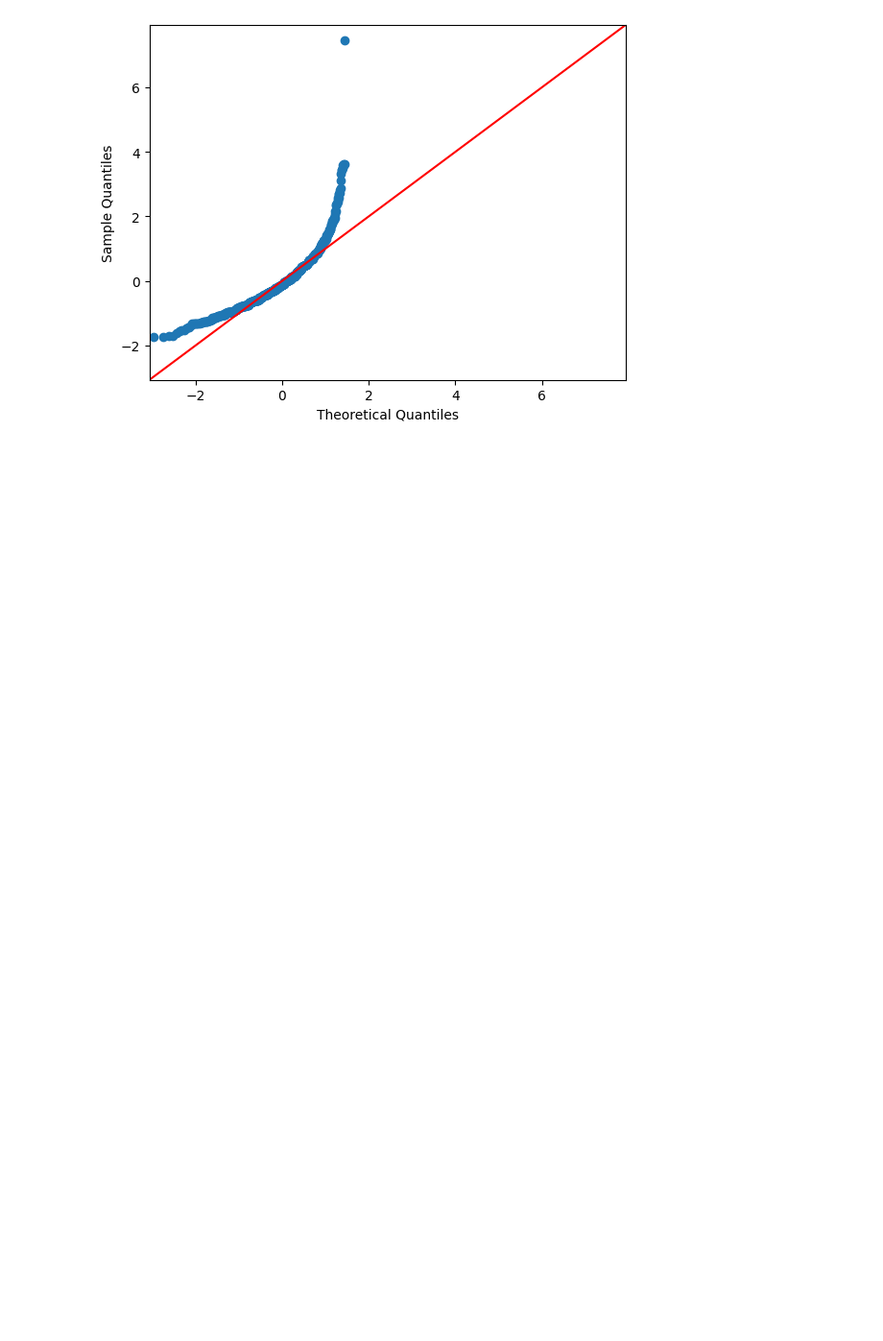
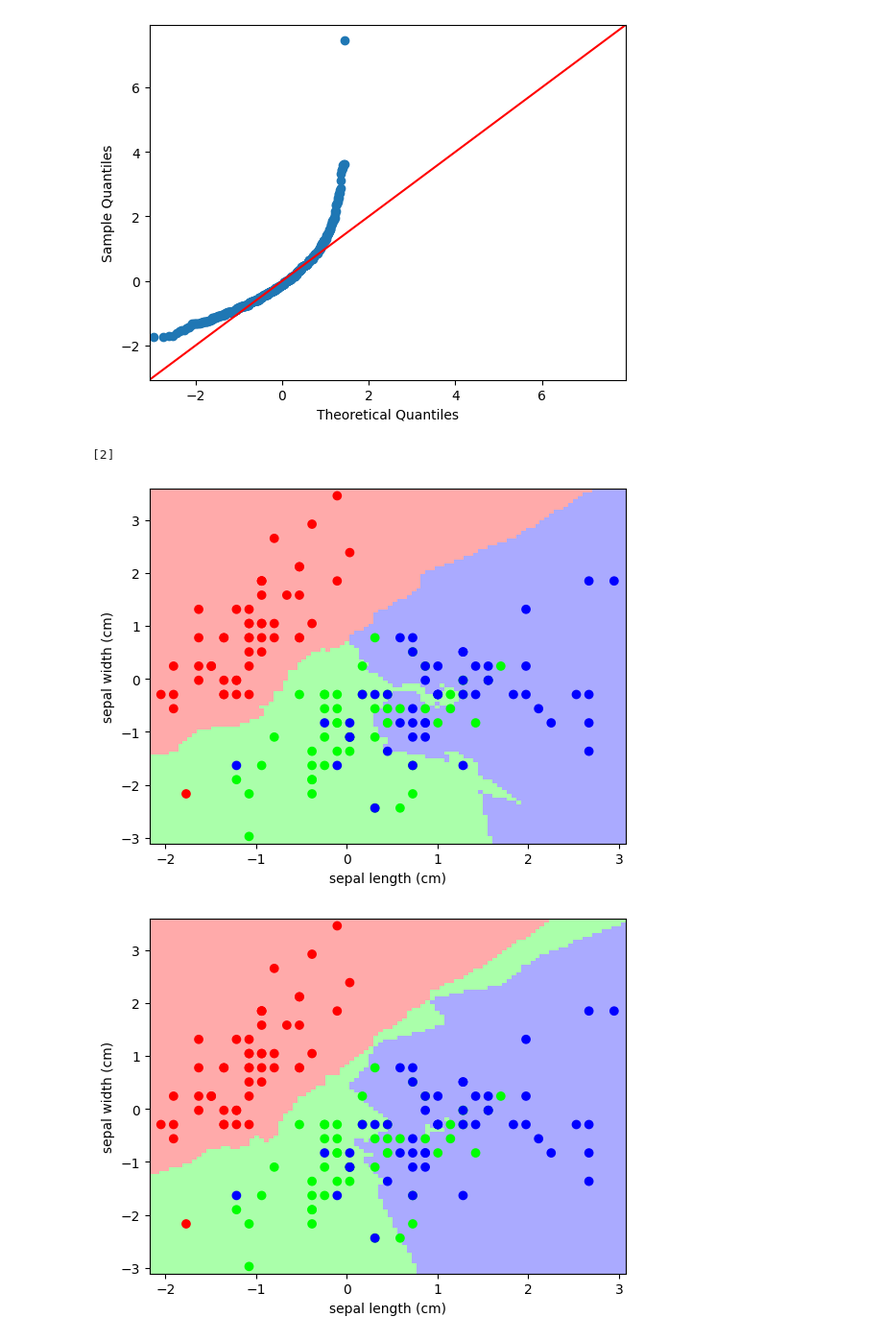
Before and after one commit to eigenmannmartin/ZHAW-Data-Science-Fundamentals, a Jupyter notebook: exam/exam.ipynb, the cells around one changed output. Shown at 96% size. Drawn from its saved outputs; the diff is of its cells as text; code cells hidden in the pictures; blank space fills up the shorter version.

```diff
--- a/exam/exam.ipynb
+++ b/exam/exam.ipynb
@@ -134,3 +133,59 @@ sm.qqplot(df['var'], line ='45')
 py.show()
 # %% [output]
 [figure]
+# %%
+# KNN
+from sklearn.model_selection import train_test_split
+from sklearn.neighbors import KNeighborsRegressor, KNeighborsClassifier
+from sklearn.datasets import load_iris
+from sklearn.preprocessing import StandardScaler
+import pylab as pl
+from matplotlib.colors import ListedColormap
+
+iris = load_iris(as_frame=True)
+X = iris.data[["sepal length (cm)", "sepal width (cm)"]]
+y = iris.target
+X_train, X_test, y_train, y_test = train_test_split(X, y, stratify=y, random_state=0)
+
+scaler = StandardScaler()
+X_train_scaled = scaler.fit_transform(X_train)
+X_test_scaled = scaler.fit_transform(X_test)
+X_scaled = scaler.transform(X)
+
+# n small: sensitive to noise
+# n large: smooth but underfit
+model_class = KNeighborsClassifier(n_neighbors = 7)
+model_class.fit(X_train_scaled, y_train)
+model_reg = KNeighborsRegressor(n_neighbors = 7) # this is wrong (target variable is class)
+model_reg.fit(X_train_scaled, y_train)
+
+print(model_class.predict([[1234, 1234]]))
+
+
+# Not important
+def plot_iris_knn(knn, X, y):
+    cmap_light = ListedColormap(['#FFAAAA', '#AAFFAA', '#AAAAFF'])
+    cmap_bold = ListedColormap(['#FF0000', '#00FF00', '#0000FF'])
+    x_min, x_max = X[:, 0].min() - .1, X[:, 0].max() + .1
+    y_min, y_max = X[:, 1].min() - .1, X[:, 1].max() + .1
+    xx, yy = np.meshgrid(np.linspace(x_min, x_max, 100),
+                         np.linspace(y_min, y_max, 100))
+    Z = knn.predict(np.c_[xx.ravel(), yy.ravel()])
+
+    # Put the result into a color plot
+    Z = Z.reshape(xx.shape)
+    pl.figure()
+    pl.pcolormesh(xx, yy, Z, cmap=cmap_light)
+
+    # Plot also the training points
+    pl.scatter(X[:, 0], X[:, 1], c=y, cmap=cmap_bold)
+    pl.xlabel('sepal length (cm)')
+    pl.ylabel('sepal width (cm)')
+    pl.axis('tight')
+
+plot_iris_knn(model_class, X_scaled, y)
+plot_iris_knn(model_reg, X_scaled, y)
+# %% [output]
+[2]
+[figure, added]
+[figure, added]
```
Also changed, not shown: parts of 12 cells of this notebook, 2 other files.
